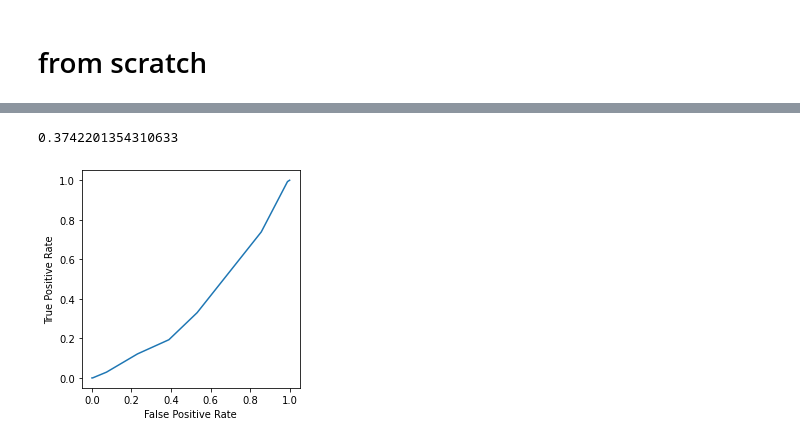
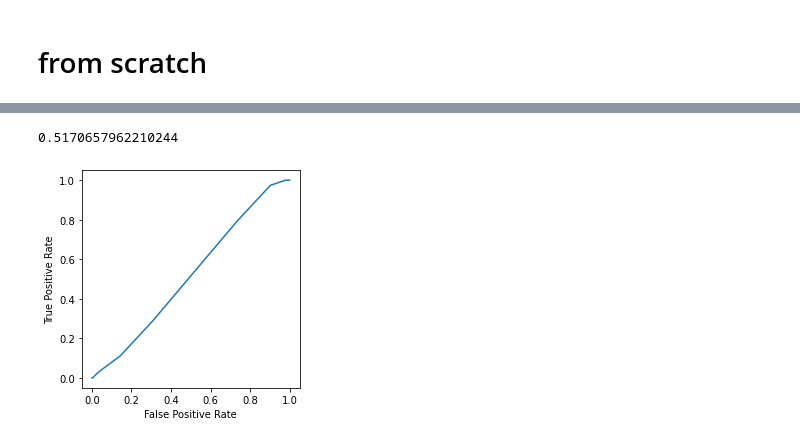
Before and after one commit to AmedeeRoy/BirdDL, a Jupyter notebook: code/SD/SD_fcn_lonlatcov_11_1_15s.ipynb, the cells around one changed output, grey strips where cells are left out. Saved outputs shown, nothing was run; the diff lists cells and outputs as text; code cells hidden in the pictures.

```diff
--- a/code/SD/SD_fcn_lonlatcov_11_1_15s.ipynb
+++ b/code/SD/SD_fcn_lonlatcov_11_1_15s.ipynb
@@ -150,7 +150,7 @@ TP = []
 FP = []
 
 for tt in np.arange(0,1,0.001):
-    all_estim = 1* (data_test.prediction > tt)
+    all_estim = 1* (data_test.prediction_no > tt)
     true_positive = np.mean(all_estim[data_test.dive == 1])
     true_negative = 1-np.mean(all_estim[data_test.dive == 0])
     TP.append(true_positive)
@@ -237,7 +237,7 @@ for i in data_test.trip.unique():
     dive_estim.append(estim)
     print(i)
 
-data_test['prediction'] = 1/(1+np.exp(-np.hstack(dive_estim)))
+data_test['prediction_ft'] = 1/(1+np.exp(-np.hstack(dive_estim)))
 # %% [output]
 F0417_10_SD_T1
 F0417_16_SD_T1
@@ -267,7 +267,7 @@ TP = []
 FP = []
 
 for tt in np.arange(0,1,0.001):
-    all_estim = 1* (data_test.prediction > tt)
+    all_estim = 1* (data_test.prediction_ft > tt)
     true_positive = np.mean(all_estim[data_test.dive == 1])
     true_negative = 1-np.mean(all_estim[data_test.dive == 0])
     TP.append(true_positive)
@@ -353,7 +352,7 @@ for i in data_test.trip.unique():
     dive_estim.append(estim)
     print(i)
 
-data_test['prediction'] = 1/(1+np.exp(-np.hstack(dive_estim)))
+data_test['prediction_fs'] = 1/(1+np.exp(-np.hstack(dive_estim)))
 # %% [output]
 F0417_10_SD_T1
 F0417_16_SD_T1
@@ -375,22 +374,22 @@ F0419_9_SD_T3
 # %%
 fig, ax = plt.subplots()
 ax.set_aspect('equal')
 ax.set_xlabel('False Positive Rate')
 ax.set_ylabel('True Positive Rate')
 
 # globally
 TP = []
 FP = []
 
 for tt in np.arange(0,1,0.001):
-    all_estim = 1* (data_test.prediction > tt)
+    all_estim = 1* (data_test.prediction_fs > tt)
     true_positive = np.mean(all_estim[data_test.dive == 1])
     true_negative = 1-np.mean(all_estim[data_test.dive == 0])
     TP.append(true_positive)
     FP.append(1-true_negative)
 
 plt.plot(np.array(FP), np.array(TP))
 -np.trapz(TP, FP)
 # %% [output]
-0.3742201354310633
+0.5170657962210244
-[figure, old version]
+[figure, new version]
```
Also changed, not shown: parts of 6 cells of this notebook.
